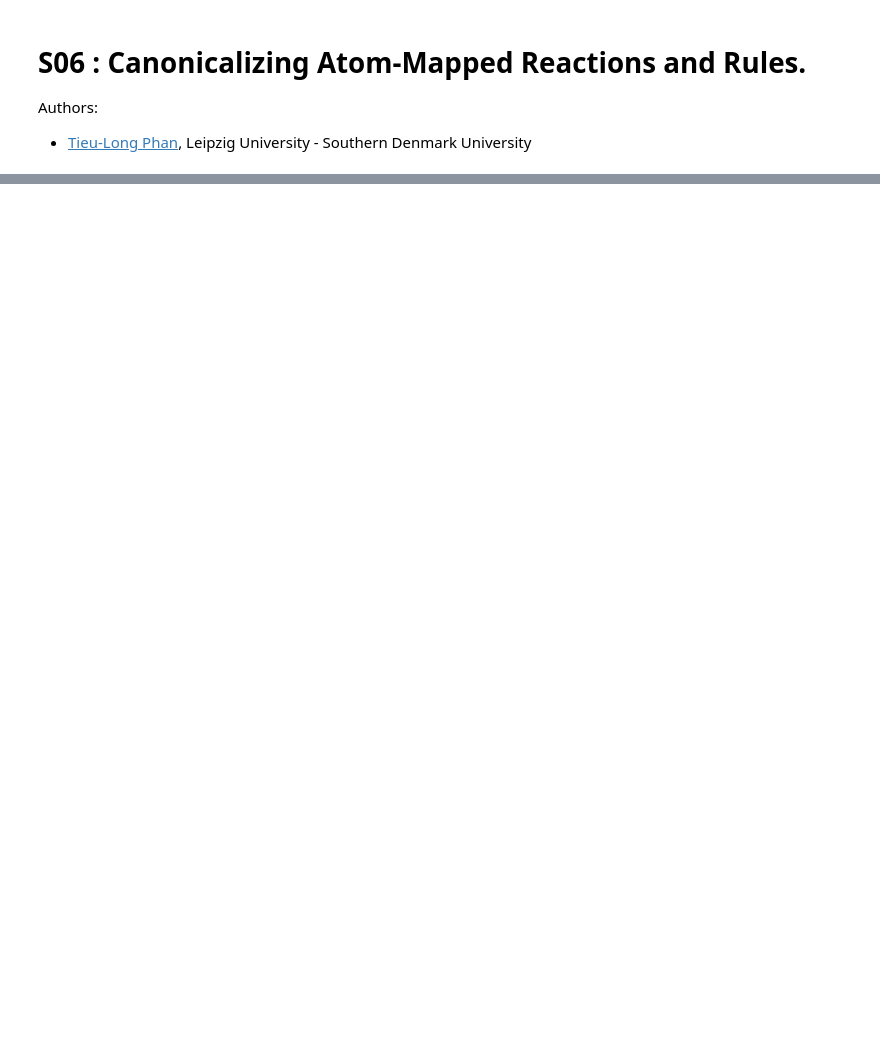
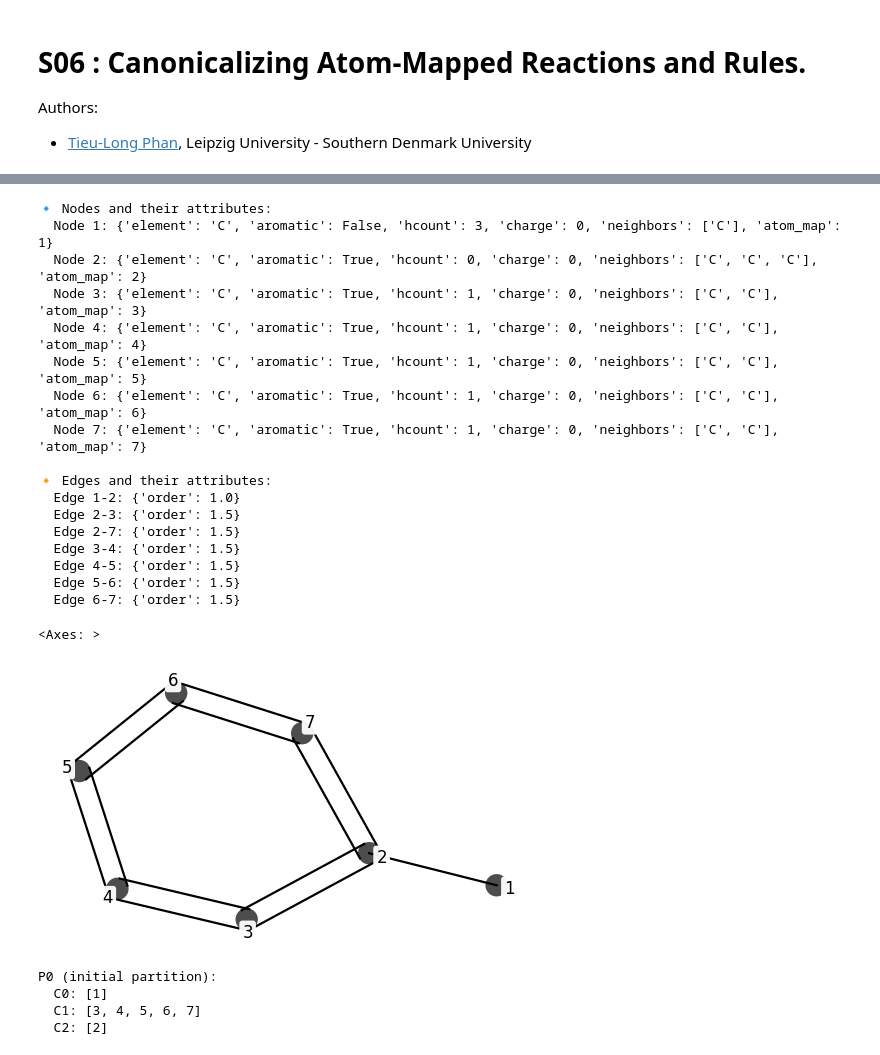
Before and after one commit to TieuLongPhan/SynEdu, a Jupyter notebook: synedu/S06/notebook.ipynb, the cells around one changed output, grey strips where cells are left out. Saved outputs shown, nothing was run; the diff lists cells and outputs as text; code cells hidden in the pictures; blank space fills up the shorter version.

```diff
--- a/synedu/S06/notebook.ipynb
+++ b/synedu/S06/notebook.ipynb
@@ -746,0 +68,30 @@ In S06–S08 we will assume rules were extracted from **canonicalized mapped rea
+# %%
+from synkit.IO import smiles_to_graph
+from synkit.Graph import print_graph_attributes
+from synedu.Utils.vis import draw_molecular_graph
+
+smiles = '[CH3:1][c:2]1[cH:3][cH:4][cH:5][cH:6][cH:7]1'
+graph = smiles_to_graph(smiles, drop_non_aam=True, use_index_as_atom_map=True)
+print_graph_attributes(graph)
+
+draw_molecular_graph(graph, show_indices=True)
+# %% [output]
+🔹 Nodes and their attributes:
+  Node 1: {'element': 'C', 'aromatic': False, 'hcount': 3, 'charge': 0, 'neighbors': ['C'], 'atom_map': 1}
+  Node 2: {'element': 'C', 'aromatic': True, 'hcount': 0, 'charge': 0, 'neighbors': ['C', 'C', 'C'], 'atom_map': 2}
+  Node 3: {'element': 'C', 'aromatic': True, 'hcount': 1, 'charge': 0, 'neighbors': ['C', 'C'], 'atom_map': 3}
+  Node 4: {'element': 'C', 'aromatic': True, 'hcount': 1, 'charge': 0, 'neighbors': ['C', 'C'], 'atom_map': 4}
+  Node 5: {'element': 'C', 'aromatic': True, 'hcount': 1, 'charge': 0, 'neighbors': ['C', 'C'], 'atom_map': 5}
+  Node 6: {'element': 'C', 'aromatic': True, 'hcount': 1, 'charge': 0, 'neighbors': ['C', 'C'], 'atom_map': 6}
+  Node 7: {'element': 'C', 'aromatic': True, 'hcount': 1, 'charge': 0, 'neighbors': ['C', 'C'], 'atom_map': 7}
+
+🔸 Edges and their attributes:
+  Edge 1-2: {'order': 1.0}
+  Edge 2-3: {'order': 1.5}
+  Edge 2-7: {'order': 1.5}
+  Edge 3-4: {'order': 1.5}
+  Edge 4-5: {'order': 1.5}
+  Edge 5-6: {'order': 1.5}
+  Edge 6-7: {'order': 1.5}
+<Axes: >
+[figure, added]
@@ -746,0 +171,33 @@ In S06–S08 we will assume rules were extracted from **canonicalized mapped rea
+# %%
+from typing import DefaultDict
+from typing import List
+
+Partition = List[List[Node]]
+
+
+def initial_partition_from_nodes(nodes: Dict[Node, Attr]) -> Partition:
+    """
+    Initial partition using only (element, aromatic, degree_from_neighbors_list).
+    degree_from_neighbors_list = len(attr['neighbors'])
+    """
+    buckets: DefaultDict[Tuple[Any, ...], List[Node]] = defaultdict(list)
+
+    for v in sorted(nodes):
+        a = nodes[v]
+        deg = len(a.get("neighbors", []))
+        key = (a.get("element"), bool(a.get("aromatic")), deg)
+        buckets[key].append(v)
+
+    # deterministic ordering
+    return [sorted(buckets[k]) for k in sorted(buckets.keys())]
+
+
+P0 = initial_partition_from_nodes(nodes)
+print("P0 (initial partition):")
+for i, cell in enumerate(P0):
+    print(f"  C{i}: {cell}")
+# %% [output]
+P0 (initial partition):
+  C0: [1]
+  C1: [3, 4, 5, 6, 7]
+  C2: [2]
```
Also changed, not shown: parts of 60 cells of this notebook, 30 other files.
